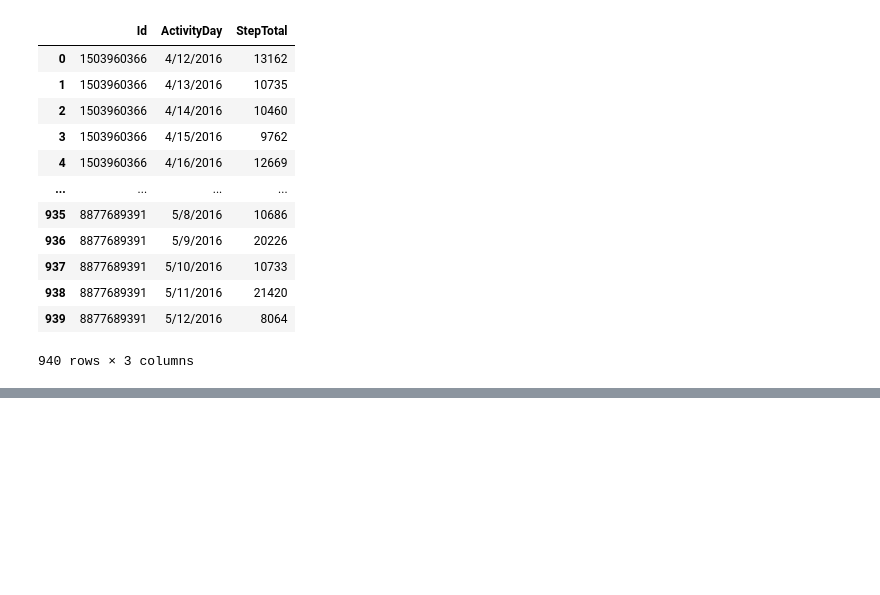
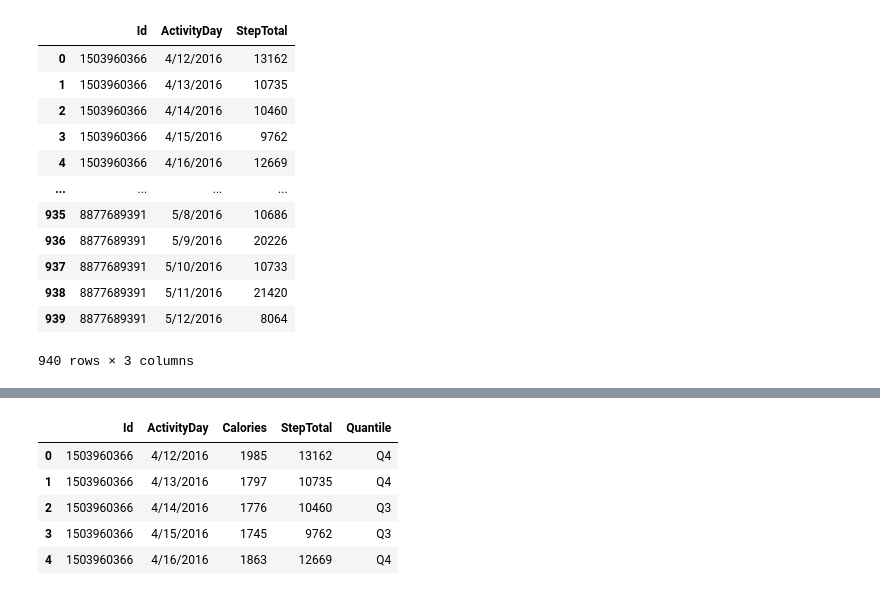
Before and after one commit to zifangu/BMI706_FinalProject, a Jupyter notebook: data_clean.ipynb, the cells around one changed output, grey strips where cells are left out. Drawn from its saved outputs; the diff is of its cells as text; code cells hidden in the pictures; blank space fills up the shorter version.

```diff
--- a/data_clean.ipynb
+++ b/data_clean.ipynb
@@ -68,0 +81,15 @@ chart = alt.Chart(subset).mark_rect().encode(
+# %%
+# assign quantiles
+test_df['Quantile'] = None
+test_df.loc[index_q1, 'Quantile'] = "Q1"
+test_df.loc[index_q2, 'Quantile'] = "Q2"
+test_df.loc[index_q3, 'Quantile'] = "Q3"
+test_df.loc[index_q4, 'Quantile'] = "Q4"
+test_df.head()
+# %% [output]
+|  | Id | ActivityDay | Calories | StepTotal | Quantile |
+| 0 | 1503960366 | 4/12/2016 | 1985 | 13162 | Q4 |
+| 1 | 1503960366 | 4/13/2016 | 1797 | 10735 | Q4 |
+| 2 | 1503960366 | 4/14/2016 | 1776 | 10460 | Q3 |
+| 3 | 1503960366 | 4/15/2016 | 1745 | 9762 | Q3 |
+| 4 | 1503960366 | 4/16/2016 | 1863 | 12669 | Q4 |
```
Also changed, not shown: parts of 7 cells of this notebook.
